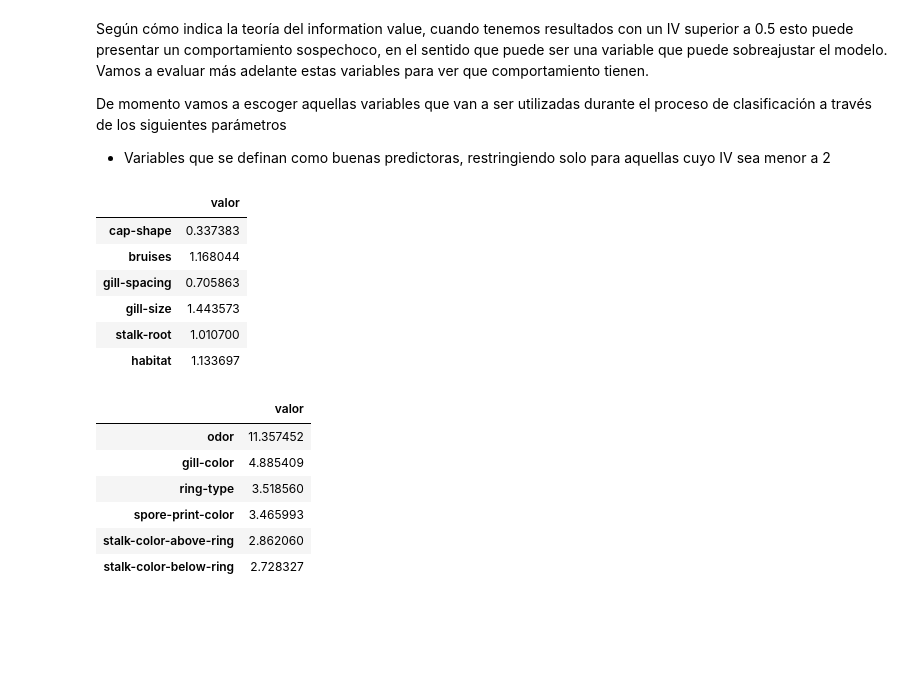
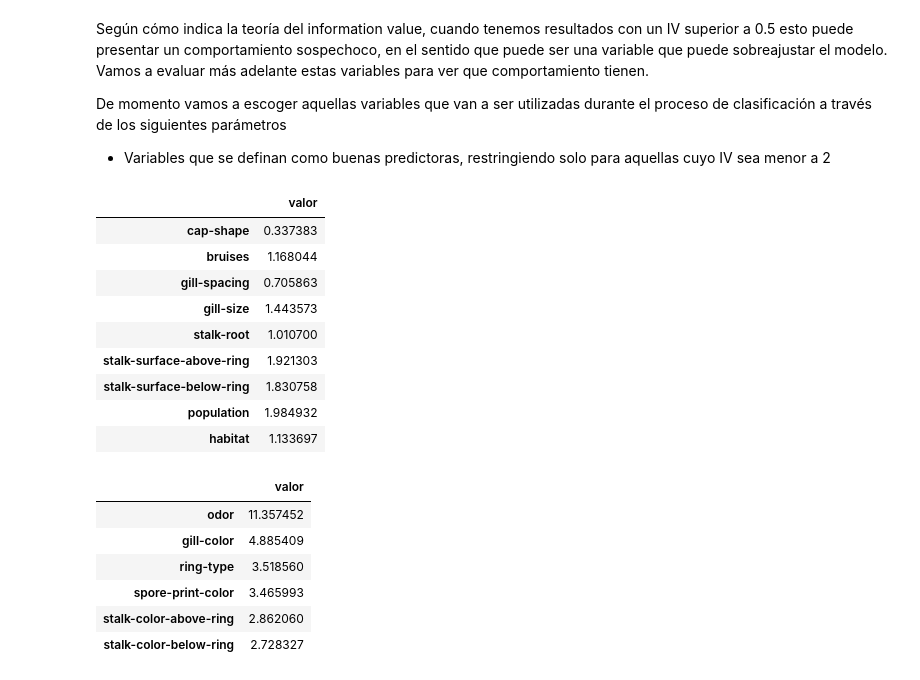
Before and after one commit to pinnzonandres/Proyecto_MLII, a Jupyter notebook: notebooks/exploration.ipynb, the cells around one changed output. Saved outputs shown, nothing was run; the diff lists cells and outputs as text; code cells hidden in the pictures; blank space fills up the shorter version.

```diff
--- a/notebooks/exploration.ipynb
+++ b/notebooks/exploration.ipynb
@@ -402,15 +402,18 @@ De momento vamos a escoger aquellas variables que van a ser utilizadas durante e
 - Variables que se definan como buenas predictoras, restringiendo solo para aquellas cuyo IV sea menor a 2
 # %%
 # Para obtener una cantidad de variables suficiente, vamos a mantener aquellas variables con un IV entre 0.2 y 1
-selected = iv_result.query("valor >= 0.3 & valor <= 1.5")
+selected = iv_result.query("valor >= 0.3 & valor <= 2")
 selected
 # %% [output]
 |  | valor |
 | cap-shape | 0.337383 |
 | bruises | 1.168044 |
 | gill-spacing | 0.705863 |
 | gill-size | 1.443573 |
 | stalk-root | 1.010700 |
+| stalk-surface-above-ring | 1.921303 |
+| stalk-surface-below-ring | 1.830758 |
+| population | 1.984932 |
 | habitat | 1.133697 |
 # %%
 super_iv = iv_result.query("valor > 2 ").sort_values('valor', ascending=False)
```
Also changed, not shown: parts of 5 cells of this notebook.
